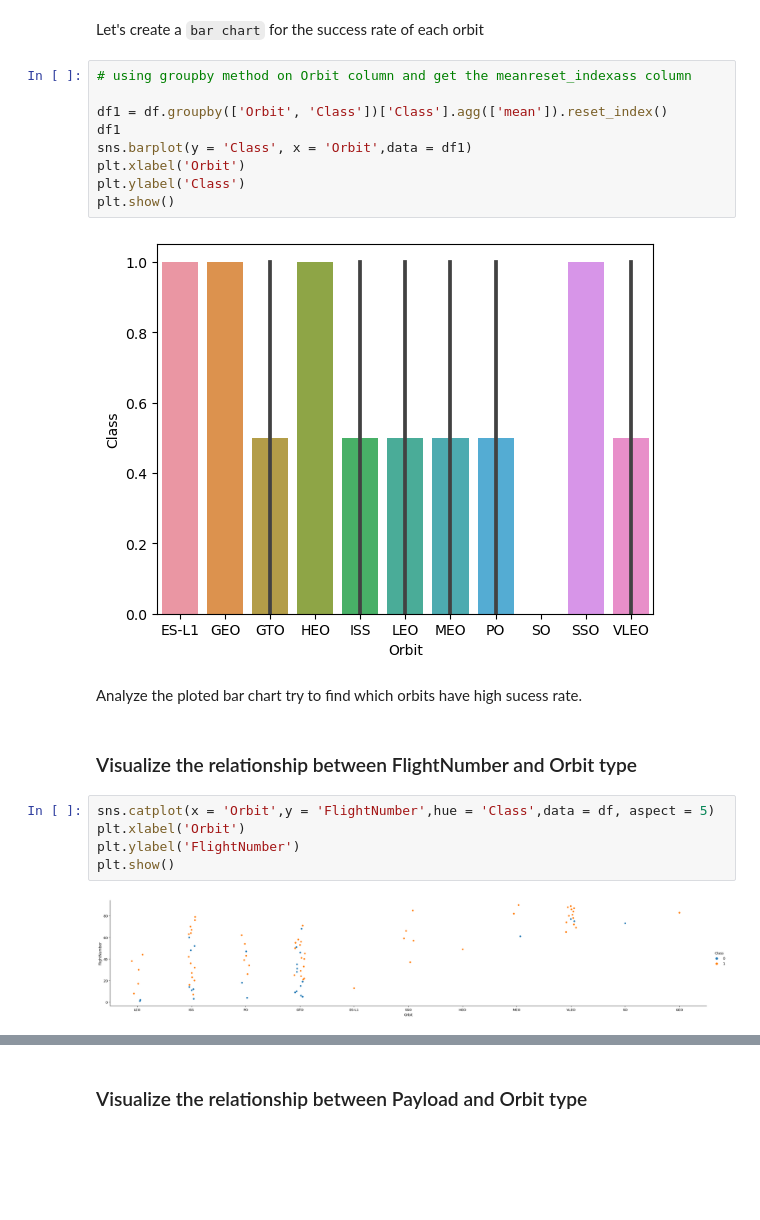
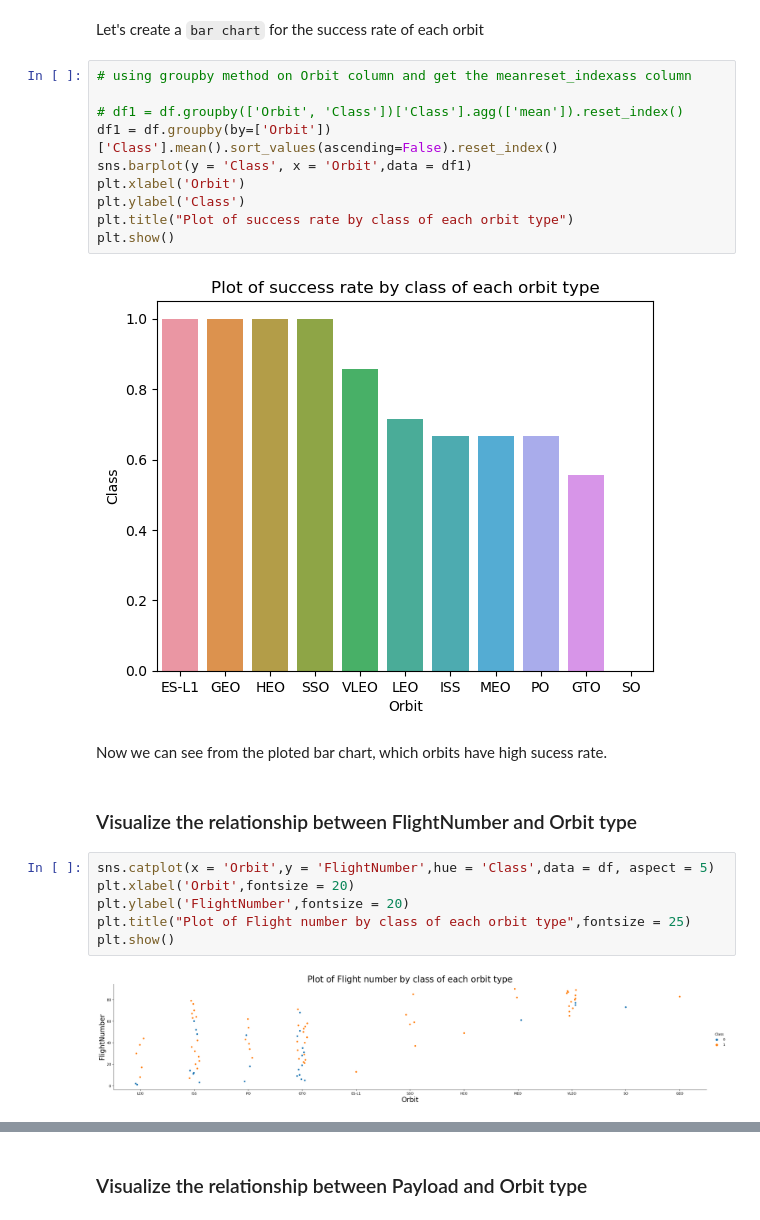
Before and after one commit to SharmisthaKundu98/Data_Science_portfolio, a Jupyter notebook: Spacex_project/eda_with_visualization.ipynb, the cells around one changed output, grey strips where cells are left out. Saved outputs shown, nothing was run; the diff lists cells and outputs as text; blank space fills up the shorter version.

```diff
--- a/Spacex_project/eda_with_visualization.ipynb
+++ b/Spacex_project/eda_with_visualization.ipynb
@@ -95,25 +102,27 @@ Let's create a `bar chart` for the success rate of each orbit
 # %%
 # using groupby method on Orbit column and get the meanreset_indexass column
 
-df1 = df.groupby(['Orbit', 'Class'])['Class'].agg(['mean']).reset_index()
-df1
+# df1 = df.groupby(['Orbit', 'Class'])['Class'].agg(['mean']).reset_index()
+df1 = df.groupby(by=['Orbit'])['Class'].mean().sort_values(ascending=False).reset_index()
 sns.barplot(y = 'Class', x = 'Orbit',data = df1)
 plt.xlabel('Orbit')
 plt.ylabel('Class')
+plt.title("Plot of success rate by class of each orbit type")
 plt.show()
 # %% [output]
-[figure, old version]
+[figure, new version]
 # %% [markdown]
-Analyze the ploted bar chart try to find which orbits have high sucess rate.
+Now we can see from the ploted bar chart, which orbits have high sucess rate.
 # %% [markdown]
 ### Visualize the relationship between FlightNumber and Orbit type
 # %%
 sns.catplot(x = 'Orbit',y = 'FlightNumber',hue = 'Class',data = df, aspect = 5)
-plt.xlabel('Orbit')
-plt.ylabel('FlightNumber')
+plt.xlabel('Orbit',fontsize = 20)
+plt.ylabel('FlightNumber',fontsize = 20)
+plt.title("Plot of Flight number by class of each orbit type",fontsize = 25)
 plt.show()
 # %% [output]
-[figure, old version]
+[figure, new version]
 # %%
 # Plot a scatter point chart with x axis to be FlightNumber and y axis to be the Orbit, and hue to be the class value
 sns.scatterplot(x = 'Orbit',y = 'FlightNumber',hue = 'Class',data = df)
```
Also changed, not shown: parts of 13 cells of this notebook, 1 other file.
